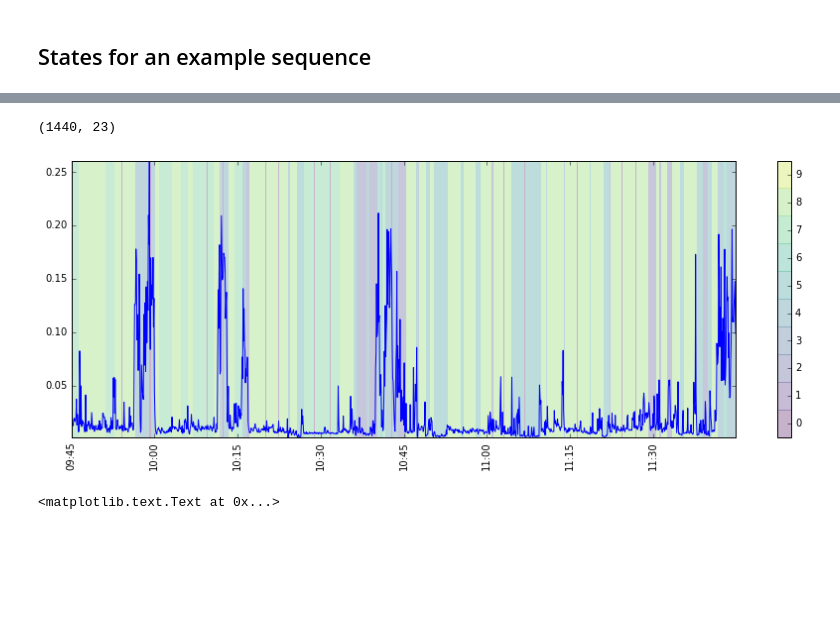
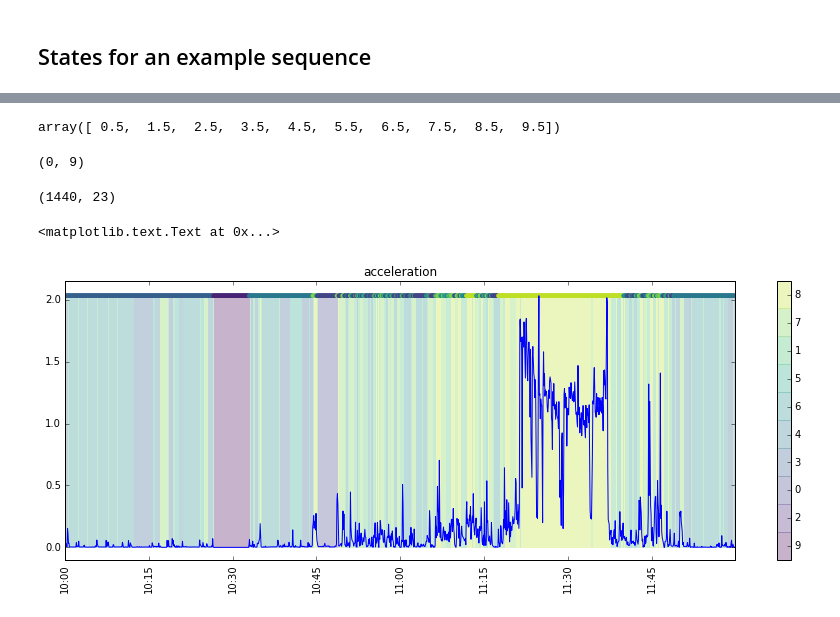
Before and after one commit to wadpac/millenniumcohort-acc, a Jupyter notebook: python/notebooks/2_AnalyseResults.ipynb, the cells around one changed output, grey strips where cells are left out. Saved outputs shown, nothing was run; the diff lists cells and outputs as text; code cells hidden in the pictures; blank space fills up the shorter version.

```diff
--- a/python/notebooks/2_AnalyseResults.ipynb
+++ b/python/notebooks/2_AnalyseResults.ipynb
@@ -413,0 +518,2 @@ ctab[[a in activities for a in ctab.index]]
+# %%
+state_order = [9, 2, 0, 3, 4, 6, 5, 1, 7, 8]
@@ -509,10 +735,18 @@ hsmm.plot_states_and_var(data, hidden_states, columns=['acceleration',], by='act
+# %%
+np.arange(1./2., cmap.N-0.5, 1)
+# %% [output]
+array([ 0.5,  1.5,  2.5,  3.5,  4.5,  5.5,  6.5,  7.5,  8.5,  9.5])
+# %%
+min(heuristic_seq), max(heuristic_seq)
+# %% [output]
+(0, 9)
 # %%
 start =int(6*12*60)
 end = 8*12*60
 print(data[start:end].shape)
-fig, ax = hsmm.plot_states_and_var(data[start:end], hidden_states[start:end], cmap=cmap_states, columns=['acceleration'], by=None)
+fig, ax = plot_states_and_var(data[start:end], hidden_states[start:end], state_order=state_order, cmap=cmap_states, columns=['acceleration'], by='heuristic')
 ax.set_title('acceleration')
 # %% [output]
 (1440, 23)
+<matplotlib.text.Text at 0x...>
-[figure, old version]
+[figure, new version]
-<matplotlib.text.Text at 0x...>
```
Also changed, not shown: parts of 55 cells of this notebook.
